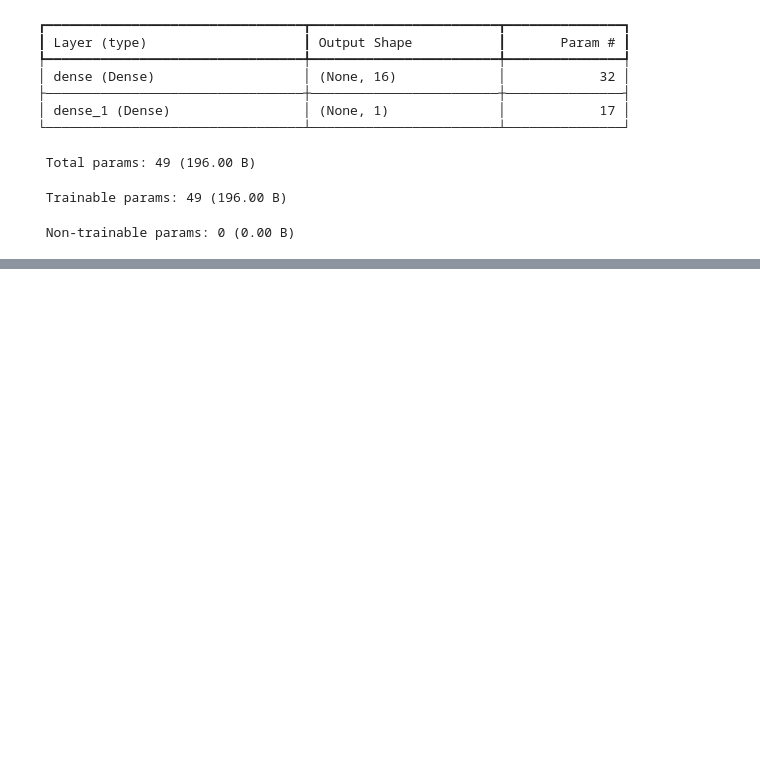
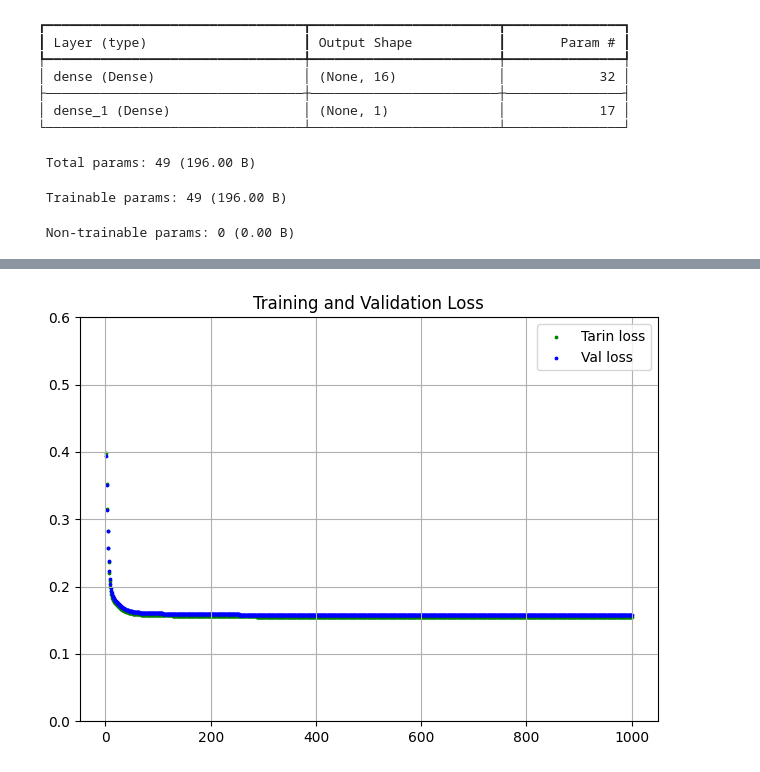
Before and after one commit to tajbidshahmteruet-bot/tinyml_arduino_projects, a Jupyter notebook: 02_sine_wave_tinyml/training_model/tinyml_sine_wave_model.ipynb, the cells around one changed output, grey strips where cells are left out. Drawn from its saved outputs; the diff is of its cells as text; code cells hidden in the pictures; blank space fills up the shorter version.

```diff
--- a/02_sine_wave_tinyml/training_model/tinyml_sine_wave_model.ipynb
+++ b/02_sine_wave_tinyml/training_model/tinyml_sine_wave_model.ipynb
@@ -126,0 +127,16 @@ plt.show()
+# %%
+# Plotting the history of the data
+loss = history_1.history['loss']
+val_loss = history_1.history['val_loss']
+
+epochs = range(1, len(loss)+1)
+plt.scatter(epochs, loss, s=3, color='green', label='Tarin loss')
+plt.scatter(epochs, val_loss, s=3, color='blue', label='Val loss')
+plt.grid(True)
+plt.title('Training and Validation Loss')
+plt.ylim(0, 0.6)
+plt.legend()
+plt.tight_layout()
+plt.show()
+# %% [output]
+[figure, added]
```
Also changed, not shown: parts of 12 cells of this notebook, 1 other file.
